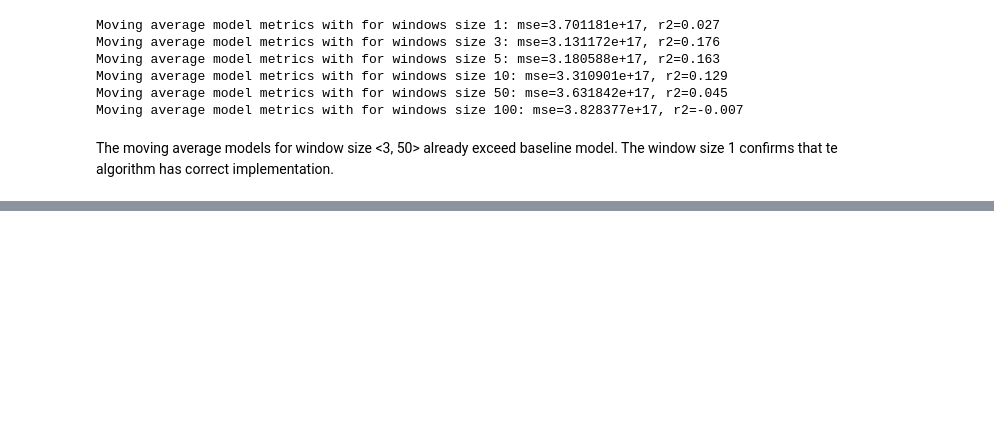
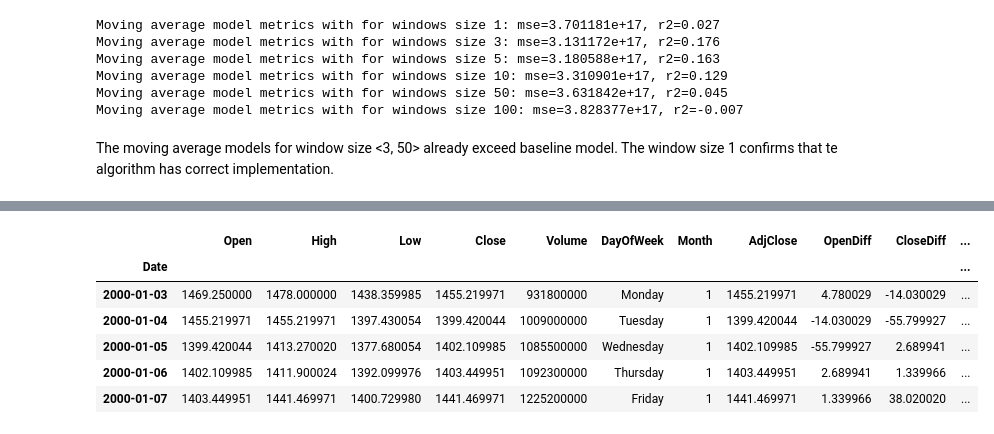
Before and after one commit to ludvik-martin/trade_volume_prediction, a Jupyter notebook: model/basic.ipynb, the cells around one changed output, grey strips where cells are left out. Cells and saved outputs as stored; diff of their text form; code cells hidden in the pictures; blank space fills up the shorter version.

```diff
--- a/model/basic.ipynb
+++ b/model/basic.ipynb
@@ -63,0 +187,10 @@ Let's not try to use first real machine-learning model,
+# %%
+df.head()
+# %% [output]
+|  | Open | High | Low | Close | Volume | DayOfWeek | Month | AdjClose | OpenDiff | CloseDiff | ... |
+| Date |  |  |  |  |  |  |  |  |  |  | ... |
+| 2000-01-03 | 1469.250000 | 1478.000000 | 1438.359985 | 1455.219971 | 931800000 | Monday | 1 | 1455.219971 | 4.780029 | -14.030029 | ... |
+| 2000-01-04 | 1455.219971 | 1455.219971 | 1397.430054 | 1399.420044 | 1009000000 | Tuesday | 1 | 1399.420044 | -14.030029 | -55.799927 | ... |
+| 2000-01-05 | 1399.420044 | 1413.270020 | 1377.680054 | 1402.109985 | 1085500000 | Wednesday | 1 | 1402.109985 | -55.799927 | 2.689941 | ... |
+| 2000-01-06 | 1402.109985 | 1411.900024 | 1392.099976 | 1403.449951 | 1092300000 | Thursday | 1 | 1403.449951 | 2.689941 | 1.339966 | ... |
+| 2000-01-07 | 1403.449951 | 1441.469971 | 1400.729980 | 1441.469971 | 1225200000 | Friday | 1 | 1441.469971 | 1.339966 | 38.020020 | ... |
```
Also changed, not shown: parts of 17 cells of this notebook, 4 other files.
